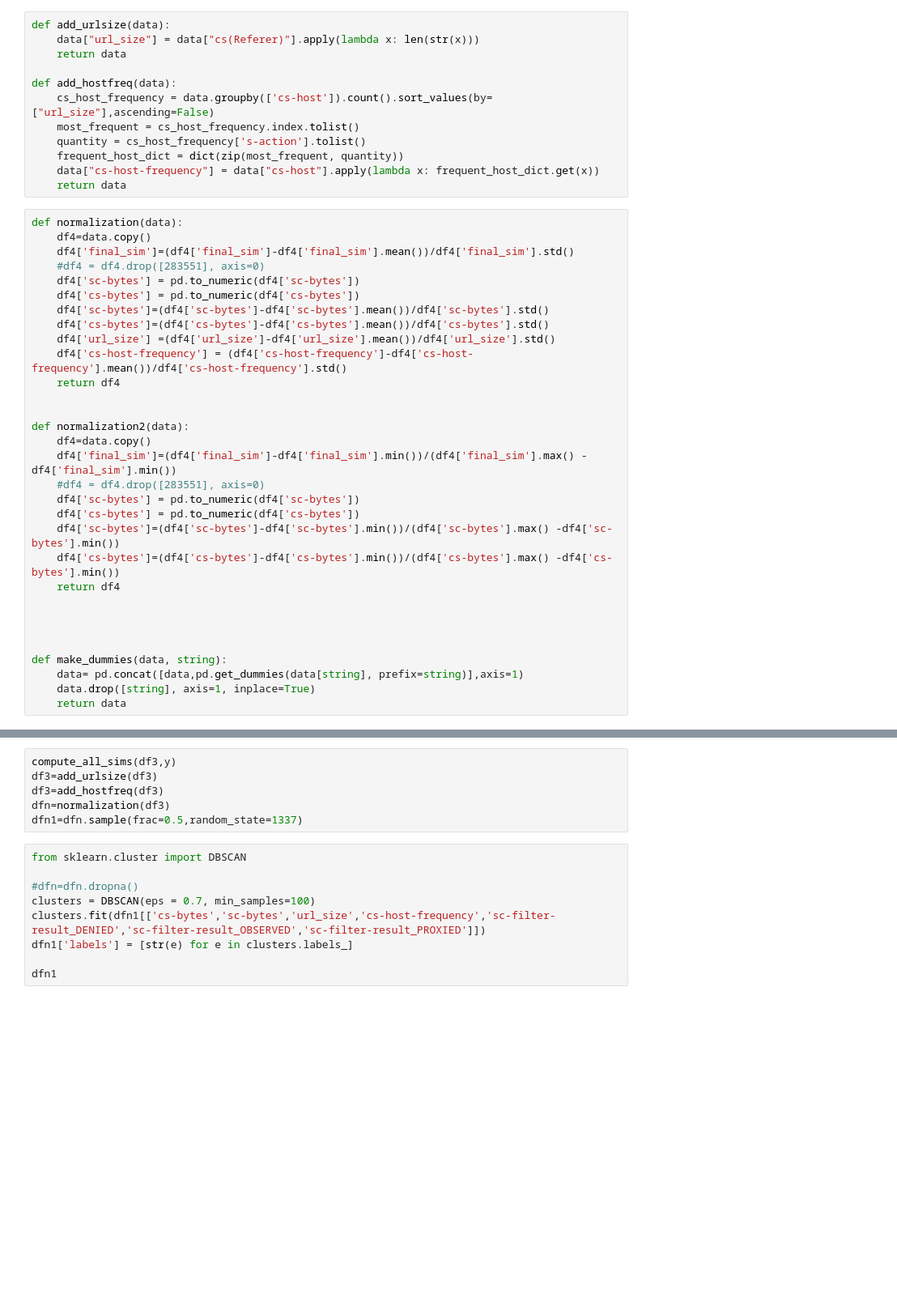
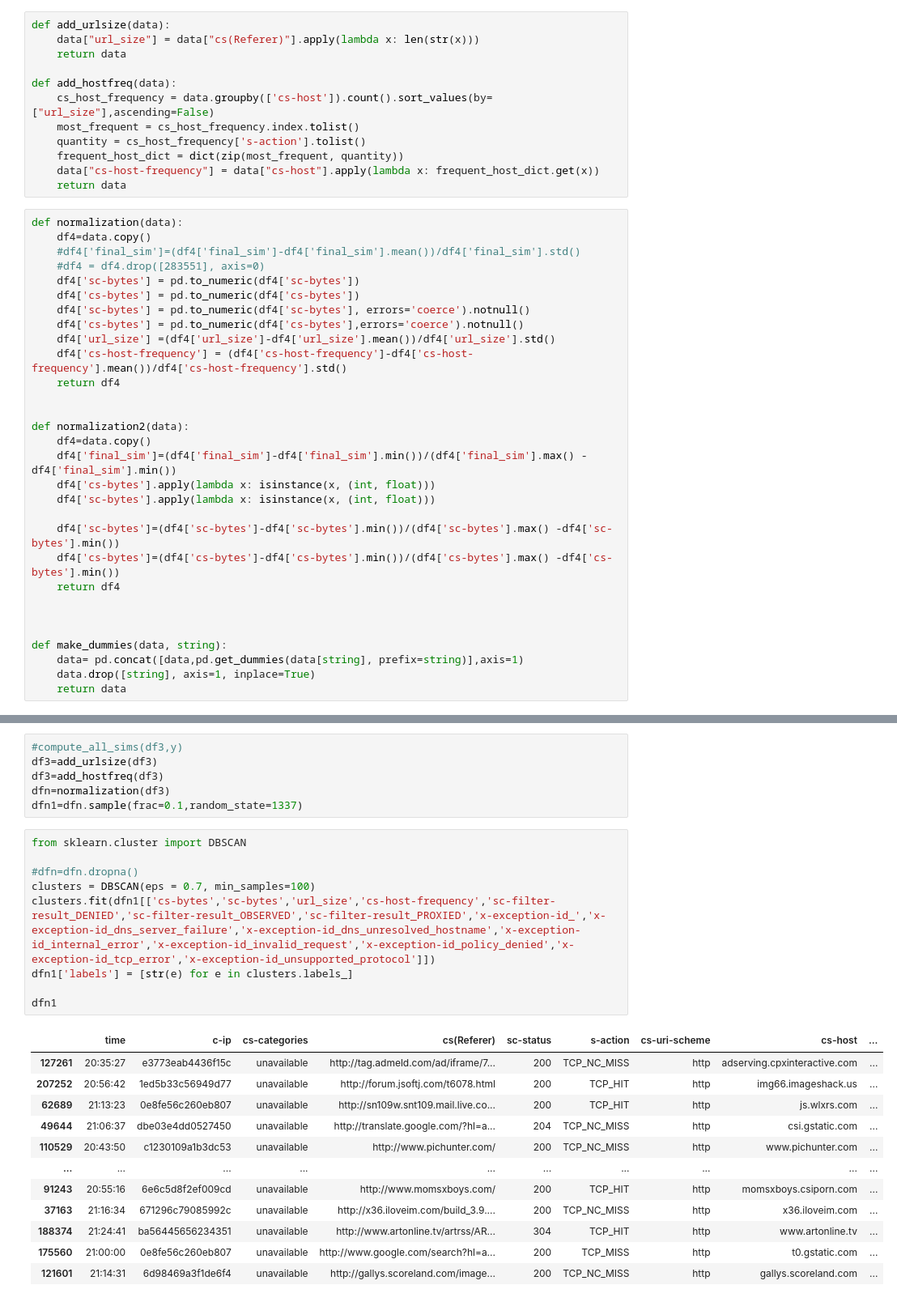
Before and after one commit to Skaddd/Clustering_URL, a Jupyter notebook: clustering.ipynb, the cells around one changed output, grey strips where cells are left out. Shown: that part at 81% size. Saved outputs shown, nothing was run; the diff lists cells and outputs as text; blank space fills up the shorter version.

```diff
--- a/clustering.ipynb
+++ b/clustering.ipynb
@@ -68,12 +68,12 @@ def add_hostfreq(data):
 # %%
 def normalization(data):
     df4=data.copy()
-    df4['final_sim']=(df4['final_sim']-df4['final_sim'].mean())/df4['final_sim'].std()
+    #df4['final_sim']=(df4['final_sim']-df4['final_sim'].mean())/df4['final_sim'].std()
     #df4 = df4.drop([283551], axis=0)
     df4['sc-bytes'] = pd.to_numeric(df4['sc-bytes'])
     df4['cs-bytes'] = pd.to_numeric(df4['cs-bytes'])
-    df4['sc-bytes']=(df4['sc-bytes']-df4['sc-bytes'].mean())/df4['sc-bytes'].std()
-    df4['cs-bytes']=(df4['cs-bytes']-df4['cs-bytes'].mean())/df4['cs-bytes'].std()
+    df4['sc-bytes'] = pd.to_numeric(df4['sc-bytes'], errors='coerce').notnull()
+    df4['cs-bytes'] = pd.to_numeric(df4['cs-bytes'],errors='coerce').notnull()
     df4['url_size'] =(df4['url_size']-df4['url_size'].mean())/df4['url_size'].std()
     df4['cs-host-frequency'] = (df4['cs-host-frequency']-df4['cs-host-frequency'].mean())/df4['cs-host-frequency'].std()
     return df4
@@ -82,13 +82,12 @@ def normalization(data):
 def normalization2(data):
     df4=data.copy()
     df4['final_sim']=(df4['final_sim']-df4['final_sim'].min())/(df4['final_sim'].max() -df4['final_sim'].min())
-    #df4 = df4.drop([283551], axis=0)
-    df4['sc-bytes'] = pd.to_numeric(df4['sc-bytes'])
-    df4['cs-bytes'] = pd.to_numeric(df4['cs-bytes'])
+    df4['cs-bytes'].apply(lambda x: isinstance(x, (int, float)))
+    df4['sc-bytes'].apply(lambda x: isinstance(x, (int, float)))
+
     df4['sc-bytes']=(df4['sc-bytes']-df4['sc-bytes'].min())/(df4['sc-bytes'].max() -df4['sc-bytes'].min())
     df4['cs-bytes']=(df4['cs-bytes']-df4['cs-bytes'].min())/(df4['cs-bytes'].max() -df4['cs-bytes'].min())
     return df4
-
 
 
 
@@ -108,15 +126,28 @@ df3
 # %%
-compute_all_sims(df3,y)
+#compute_all_sims(df3,y)
 df3=add_urlsize(df3)
 df3=add_hostfreq(df3)
 dfn=normalization(df3)
-dfn1=dfn.sample(frac=0.5,random_state=1337)
+dfn1=dfn.sample(frac=0.1,random_state=1337)
 # %%
 from sklearn.cluster import DBSCAN
 
 #dfn=dfn.dropna()
 clusters = DBSCAN(eps = 0.7, min_samples=100)
-clusters.fit(dfn1[['cs-bytes','sc-bytes','url_size','cs-host-frequency','sc-filter-result_DENIED','sc-filter-result_OBSERVED','sc-filter-result_PROXIED']])
+clusters.fit(dfn1[['cs-bytes','sc-bytes','url_size','cs-host-frequency','sc-filter-result_DENIED','sc-filter-result_OBSERVED','sc-filter-result_PROXIED','x-exception-id_','x-exception-id_dns_server_failure','x-exception-id_dns_unresolved_hostname','x-exception-id_internal_error','x-exception-id_invalid_request','x-exception-id_policy_denied','x-exception-id_tcp_error','x-exception-id_unsupported_protocol']])
 dfn1['labels'] = [str(e) for e in clusters.labels_]
 
 dfn1
+# %% [output]
+|  | time | c-ip | cs-categories | cs(Referer) | sc-status | s-action | cs-uri-scheme | cs-host | ... |
+| 127261 | 20:35:27 | e3773eab4436f15c | unavailable | http://tag.admeld.com/ad/iframe/7... | 200 | TCP_NC_MISS | http | adserving.cpxinteractive.com | ... |
+| 207252 | 20:56:42 | 1ed5b33c56949d77 | unavailable | http://forum.jsoftj.com/t6078.html | 200 | TCP_HIT | http | img66.imageshack.us | ... |
+| 62689 | 21:13:23 | 0e8fe56c260eb807 | unavailable | http://sn109w.snt109.mail.live.co... | 200 | TCP_HIT | http | js.wlxrs.com | ... |
+| 49644 | 21:06:37 | dbe03e4dd0527450 | unavailable | http://translate.google.com/?hl=a... | 204 | TCP_NC_MISS | http | csi.gstatic.com | ... |
+| 110529 | 20:43:50 | c1230109a1b3dc53 | unavailable | http://www.pichunter.com/ | 200 | TCP_NC_MISS | http | www.pichunter.com | ... |
+| ... | ... | ... | ... | ... | ... | ... | ... | ... | ... |
+| 91243 | 20:55:16 | 6e6c5d8f2ef009cd | unavailable | http://www.momsxboys.com/ | 200 | TCP_HIT | http | momsxboys.csiporn.com | ... |
+| 37163 | 21:16:34 | 671296c79085992c | unavailable | http://x36.iloveim.com/build_3.9.... | 200 | TCP_NC_MISS | http | x36.iloveim.com | ... |
+| 188374 | 21:24:41 | ba56445656234351 | unavailable | http://www.artonline.tv/artrss/AR... | 304 | TCP_HIT | http | www.artonline.tv | ... |
+| 175560 | 21:00:00 | 0e8fe56c260eb807 | unavailable | http://www.google.com/search?hl=a... | 200 | TCP_MISS | http | t0.gstatic.com | ... |
+| 121601 | 21:14:31 | 6d98469a3f1de6f4 | unavailable | http://gallys.scoreland.com/image... | 200 | TCP_NC_MISS | http | gallys.scoreland.com | ... |
```
Also changed, not shown: parts of 8 cells of this notebook.
